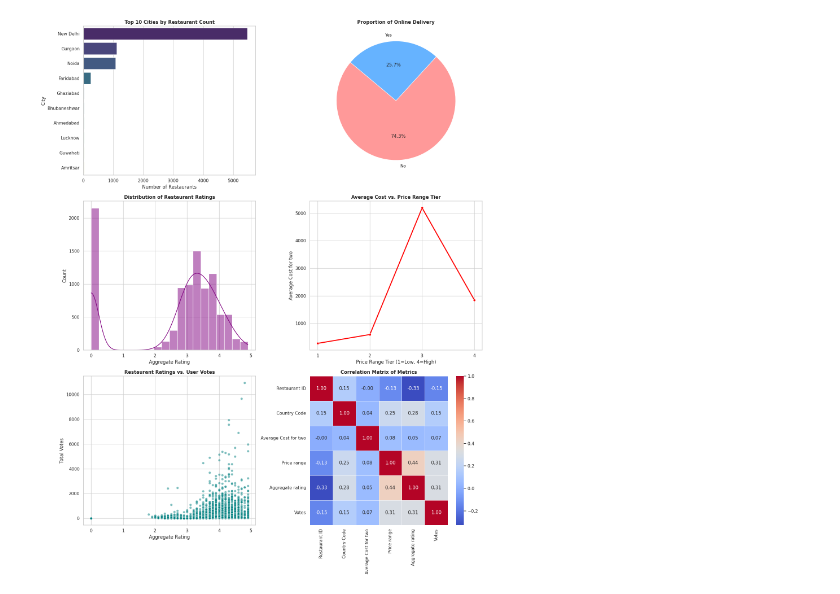
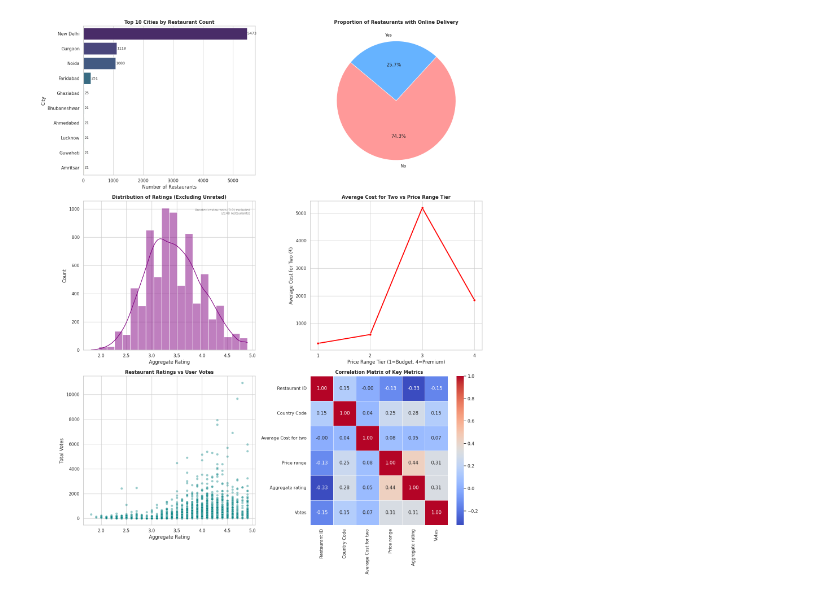
Before and after one commit to SKKammar/EDA-and-Insights, a Jupyter notebook: Project1EDAPlutoAcademy.ipynb, the cells around one changed output. Drawn from its saved outputs; the diff is of its cells as text; code cells hidden in the pictures.

```diff
--- a/Project1EDAPlutoAcademy.ipynb
+++ b/Project1EDAPlutoAcademy.ipynb
@@ -74,46 +129,59 @@ Name: Average Cost for two, dtype: float64
 # %%
 sns.set_theme(style="whitegrid")
 fig, axes = plt.subplots(3, 2, figsize=(16, 20))
 
-# 1. BAR CHART: Top 10 Cities
+# ── 1. BAR CHART: Top 10 Cities ───────────────────────────────────────────────
 top_cities = df['City'].value_counts().head(10)
 sns.barplot(x=top_cities.values, y=top_cities.index, ax=axes[0, 0], palette="viridis")
 axes[0, 0].set_title('Top 10 Cities by Restaurant Count', fontsize=12, fontweight='bold')
 axes[0, 0].set_xlabel('Number of Restaurants')
 axes[0, 0].set_ylabel('City')
+for bar, val in zip(axes[0, 0].patches, top_cities.values):
+    axes[0, 0].text(bar.get_width() + 10, bar.get_y() + bar.get_height()/2,
+                    str(val), va='center', fontsize=9)
 
-# 2. PIE CHART: Delivery Availability
+# ── 2. PIE CHART: Delivery Availability ──────────────────────────────────────
 delivery_counts = df['Has Online delivery'].value_counts()
-axes[0, 1].pie(delivery_counts, labels=delivery_counts.index, autopct='%1.1f%%', startangle=140, colors=['#ff9999','#66b3ff'])
-axes[0, 1].set_title('Proportion of Online Delivery', fontsize=12, fontweight='bold')
+axes[0, 1].pie(delivery_counts, labels=delivery_counts.index, autopct='%1.1f%%',
+               startangle=140, colors=['#ff9999', '#66b3ff'])
+axes[0, 1].set_title('Proportion of Restaurants with Online Delivery', fontsize=12, fontweight='bold')
 
-# 3. HISTOGRAM: Rating Distribution
-valid_ratings = df['Aggregate rating'].dropna()
-sns.histplot(valid_ratings, bins=20, kde=True, ax=axes[1, 0], color='purple')
-axes[1, 0].set_title('Distribution of Restaurant Ratings', fontsize=12, fontweight='bold')
+# ── 3. HISTOGRAM: Rating Distribution (unrated 0.0 filtered out) ─────────────
+rated_df = df[df['Aggregate rating'] > 0]
+sns.histplot(rated_df['Aggregate rating'], bins=20, kde=True, ax=axes[1, 0], color='purple')
+axes[1, 0].set_title('Distribution of Ratings (Excluding Unrated)', fontsize=12, fontweight='bold')
 axes[1, 0].set_xlabel('Aggregate Rating')
 axes[1, 0].set_ylabel('Count')
+axes[1, 0].annotate(
+    f'Unrated restaurants (0.0) excluded\n({(df["Aggregate rating"]==0.0).sum()} restaurants)',
+    xy=(0.97, 0.95), xycoords='axes fraction', ha='right', va='top',
+    fontsize=8, color='gray'
+)
 
-# 4. LINE CHART: Price Tier Cost
+# ── 4. LINE CHART: Price Tier vs Cost ────────────────────────────────────────
 price_cost = df.groupby('Price range')['Average Cost for two'].mean().reset_index()
-sns.lineplot(data=price_cost, x='Price range', y='Average Cost for two', marker='o', ax=axes[1, 1], color='red', linewidth=2.5)
+sns.lineplot(data=price_cost, x='Price range', y='Average Cost for two',
+             marker='o', ax=axes[1, 1], color='red', linewidth=2.5)
 axes[1, 1].set_xticks(sorted(df['Price range'].dropna().unique()))
-axes[1, 1].set_title('Average Cost vs. Price Range Tier', fontsize=12, fontweight='bold')
-axes[1, 1].set_xlabel('Price Range Tier (1=Low, 4=High)')
+axes[1, 1].set_title('Average Cost for Two vs Price Range Tier', fontsize=12, fontweight='bold')
+axes[1, 1].set_xlabel('Price Range Tier (1=Budget, 4=Premium)')
+axes[1, 1].set_ylabel('Average Cost for Two (₹)')
 
-# 5. SCATTER PLOT: Ratings vs Engagement
-sns.scatterplot(data=df, x='Aggregate rating', y='Votes', ax=axes[2, 0], alpha=0.5, color='teal')
-axes[2, 0].set_title('Restaurant Ratings vs. User Votes', fontsize=12, fontweight='bold')
+# ── 5. SCATTER PLOT: Ratings vs Votes ────────────────────────────────────────
+sns.scatterplot(data=rated_df, x='Aggregate rating', y='Votes',
+                ax=axes[2, 0], alpha=0.4, color='teal')
+axes[2, 0].set_title('Restaurant Ratings vs User Votes', fontsize=12, fontweight='bold')
 axes[2, 0].set_xlabel('Aggregate Rating')
 axes[2, 0].set_ylabel('Total Votes')
 
-# 6. HEATMAP: Metric Correlation
+# ── 6. HEATMAP: Correlation Matrix ───────────────────────────────────────────
 numeric_cols = df.select_dtypes(include=[np.number])
 numeric_cols = numeric_cols.loc[:, numeric_cols.nunique() > 1]
-sns.heatmap(numeric_cols.corr(), annot=True, cmap='coolwarm', fmt=".2f", linewidths=0.5, ax=axes[2, 1])
-axes[2, 1].set_title('Correlation Matrix of Metrics', fontsize=12, fontweight='bold')
+sns.heatmap(numeric_cols.corr(), annot=True, cmap='coolwarm', fmt=".2f",
+            linewidths=0.5, ax=axes[2, 1])
+axes[2, 1].set_title('Correlation Matrix of Key Metrics', fontsize=12, fontweight='bold')
 
 plt.tight_layout()
 plt.show()
 # %% [output]
-[figure, old version]
+[figure, new version]
```
Also changed, not shown: parts of 5 cells of this notebook.
